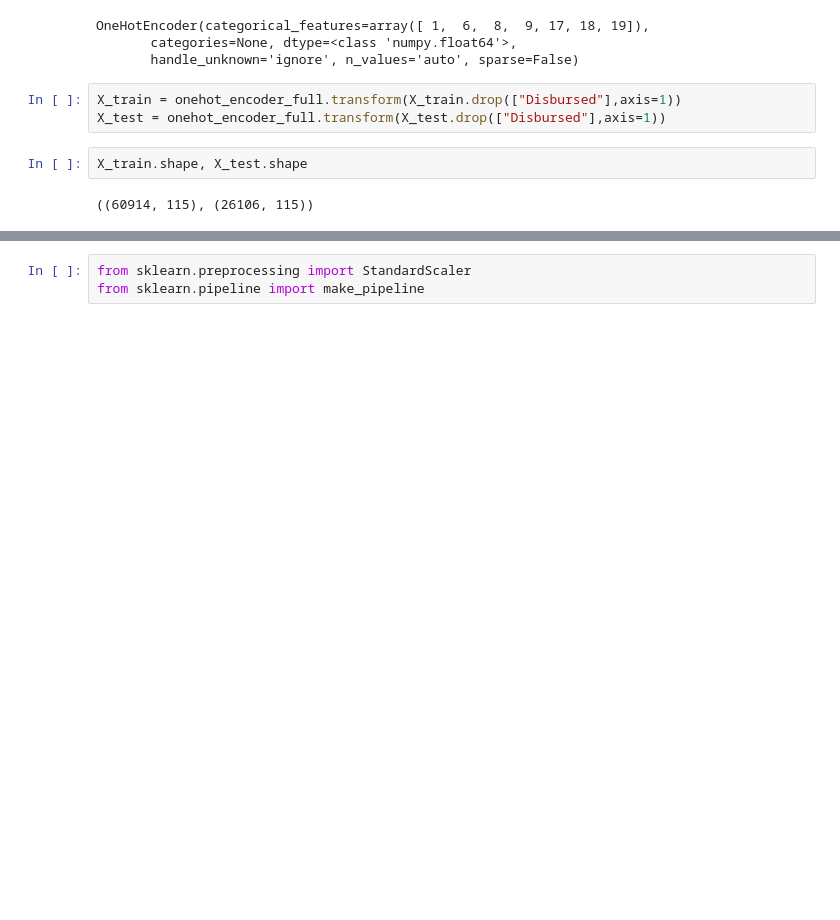
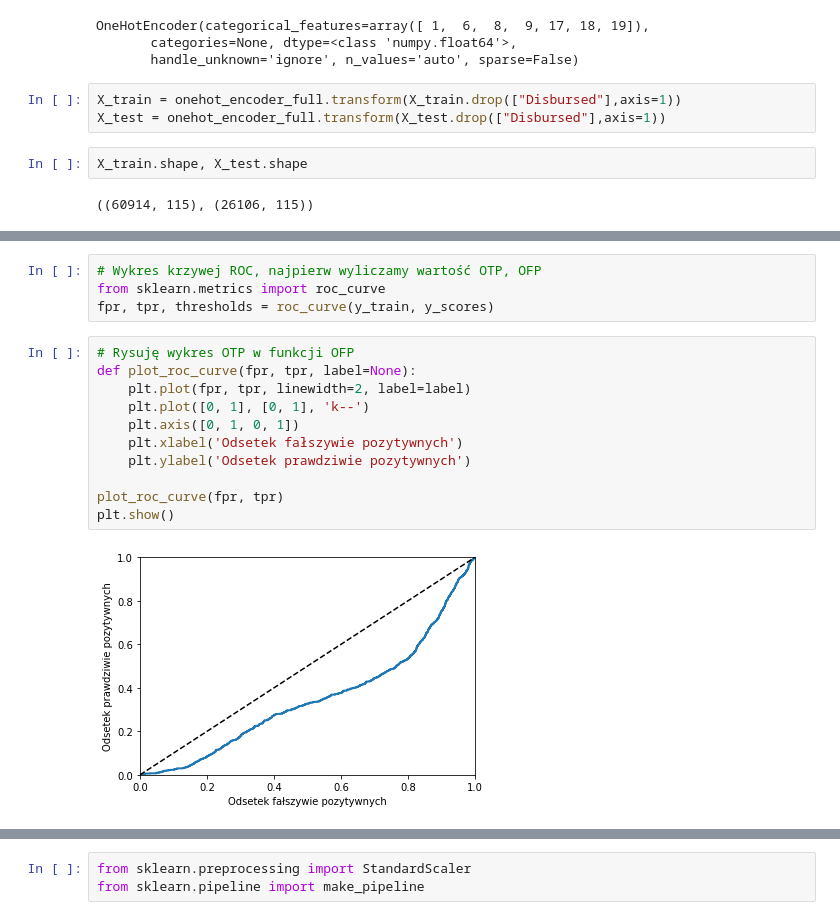
Before and after one commit to annawozz/Projekt_zaliczenie, a Jupyter notebook: Projekt2_AWozniak.ipynb, the cells around one changed output, grey strips where cells are left out. Cells and saved outputs as stored; diff of their text form; blank space fills up the shorter version.

```diff
--- a/Projekt2_AWozniak.ipynb
+++ b/Projekt2_AWozniak.ipynb
@@ -797,0 +919,17 @@ accuracy_score(model_lr.predict(X_test), y_test)
+# %%
+# Wykres krzywej ROC, najpierw wyliczamy wartość OTP, OFP
+from sklearn.metrics import roc_curve
+fpr, tpr, thresholds = roc_curve(y_train, y_scores)
+# %%
+# Rysuję wykres OTP w funkcji OFP
+def plot_roc_curve(fpr, tpr, label=None):
+    plt.plot(fpr, tpr, linewidth=2, label=label)
+    plt.plot([0, 1], [0, 1], 'k--')
+    plt.axis([0, 1, 0, 1])
+    plt.xlabel('Odsetek fałszywie pozytywnych')
+    plt.ylabel('Odsetek prawdziwie pozytywnych')
+
+plot_roc_curve(fpr, tpr)
+plt.show()
+# %% [output]
+[figure, added]
```
Also changed, not shown: parts of 97 cells of this notebook.
